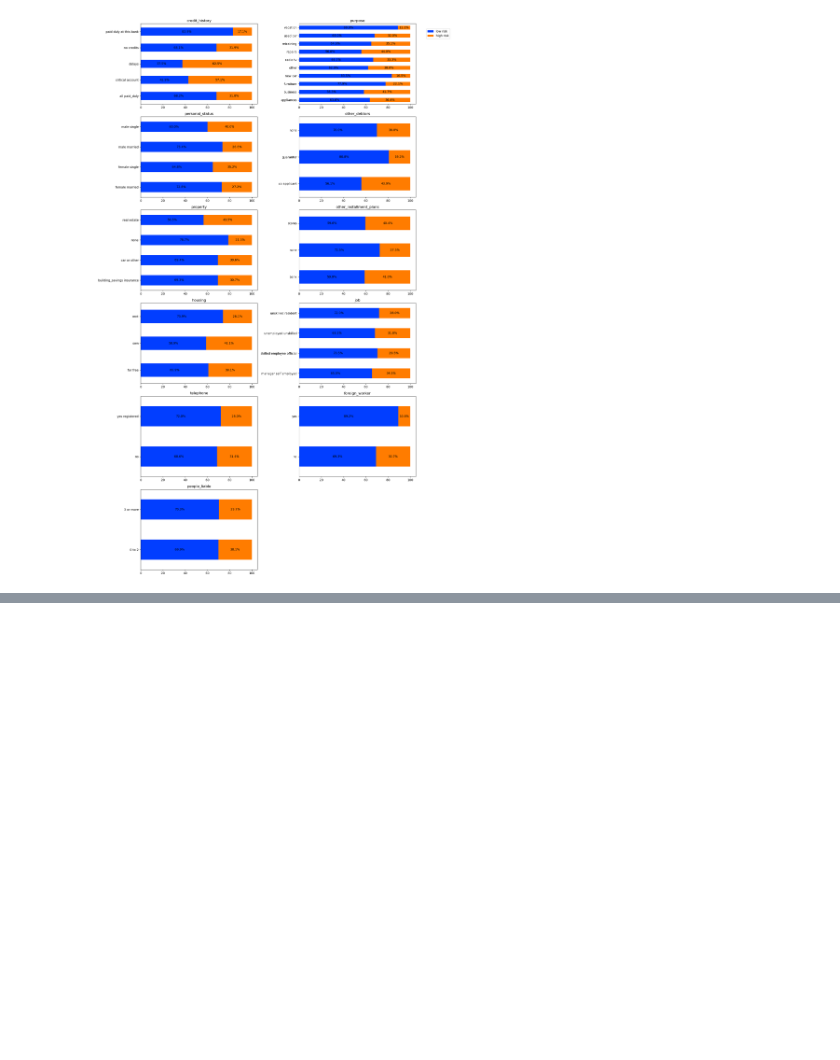
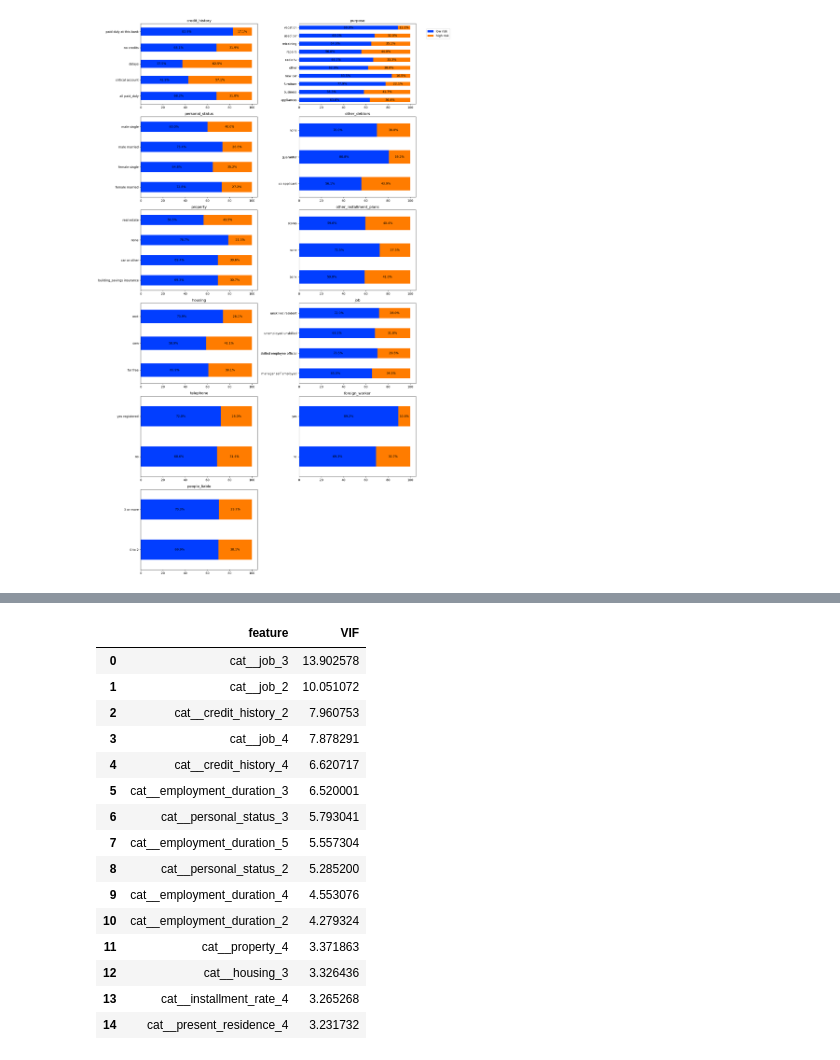
Before and after one commit to Grzesiesz/Credit-Risk-Prediction, a Jupyter notebook: south_german_credit/notebooks/EDA.ipynb, the cells around one changed output, grey strips where cells are left out. Saved outputs shown, nothing was run; the diff lists cells and outputs as text; code cells hidden in the pictures; blank space fills up the shorter version.

```diff
--- a/south_german_credit/notebooks/EDA.ipynb
+++ b/south_german_credit/notebooks/EDA.ipynb
@@ -481,0 +570,23 @@ plt.tight_layout()
+# %%
+vif_results = pd.DataFrame({'feature': X_vif_with_constant.columns,
+                            'VIF':[variance_inflation_factor(X_vif_with_constant.values, index)
+                                   for index in range(X_vif_with_constant.shape[1])]})
+# %%
+vif_results[vif_results['feature'] != 'const'].sort_values('VIF', ascending = False).reset_index(drop=True).head(15)
+# %% [output]
+|  | feature | VIF |
+| 0 | cat__job_3 | 13.902578 |
+| 1 | cat__job_2 | 10.051072 |
+| 2 | cat__credit_history_2 | 7.960753 |
+| 3 | cat__job_4 | 7.878291 |
+| 4 | cat__credit_history_4 | 6.620717 |
+| 5 | cat__employment_duration_3 | 6.520001 |
+| 6 | cat__personal_status_3 | 5.793041 |
+| 7 | cat__employment_duration_5 | 5.557304 |
+| 8 | cat__personal_status_2 | 5.285200 |
+| 9 | cat__employment_duration_4 | 4.553076 |
+| 10 | cat__employment_duration_2 | 4.279324 |
+| 11 | cat__property_4 | 3.371863 |
+| 12 | cat__housing_3 | 3.326436 |
+| 13 | cat__installment_rate_4 | 3.265268 |
+| 14 | cat__present_residence_4 | 3.231732 |
```
Also changed, not shown: parts of 18 cells of this notebook.
